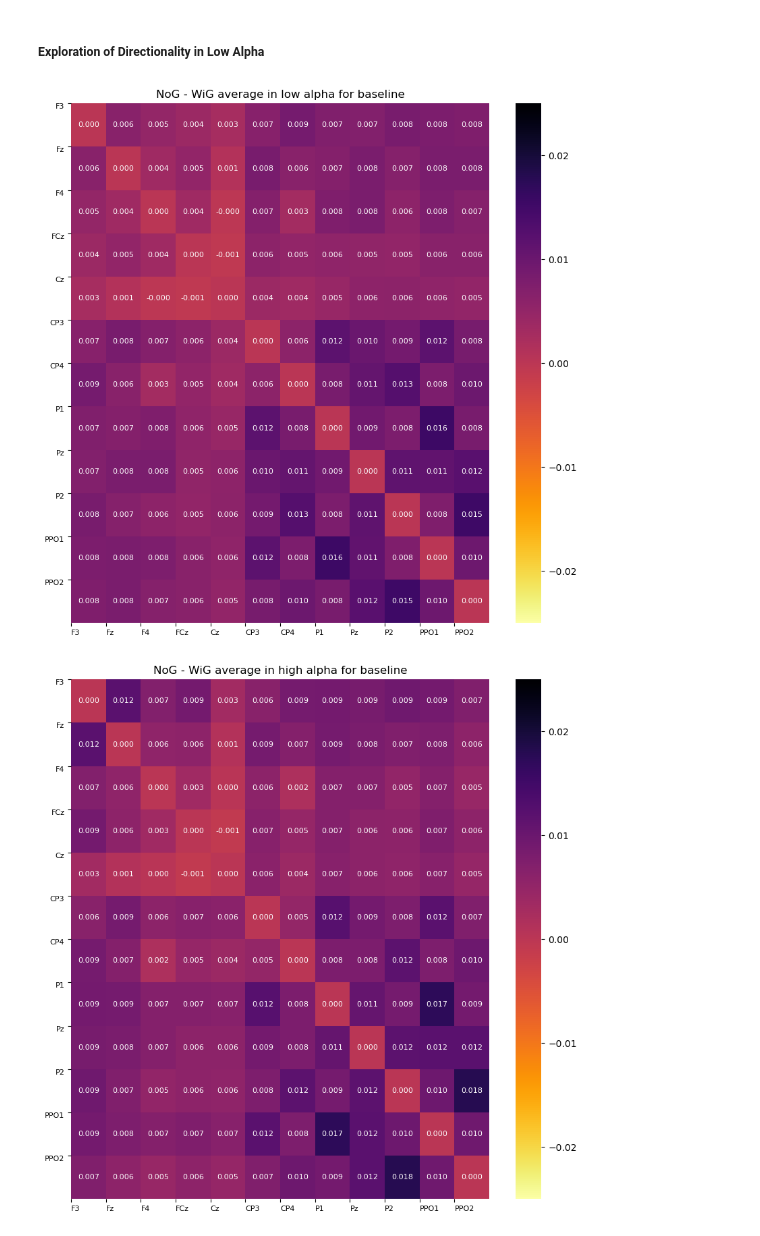
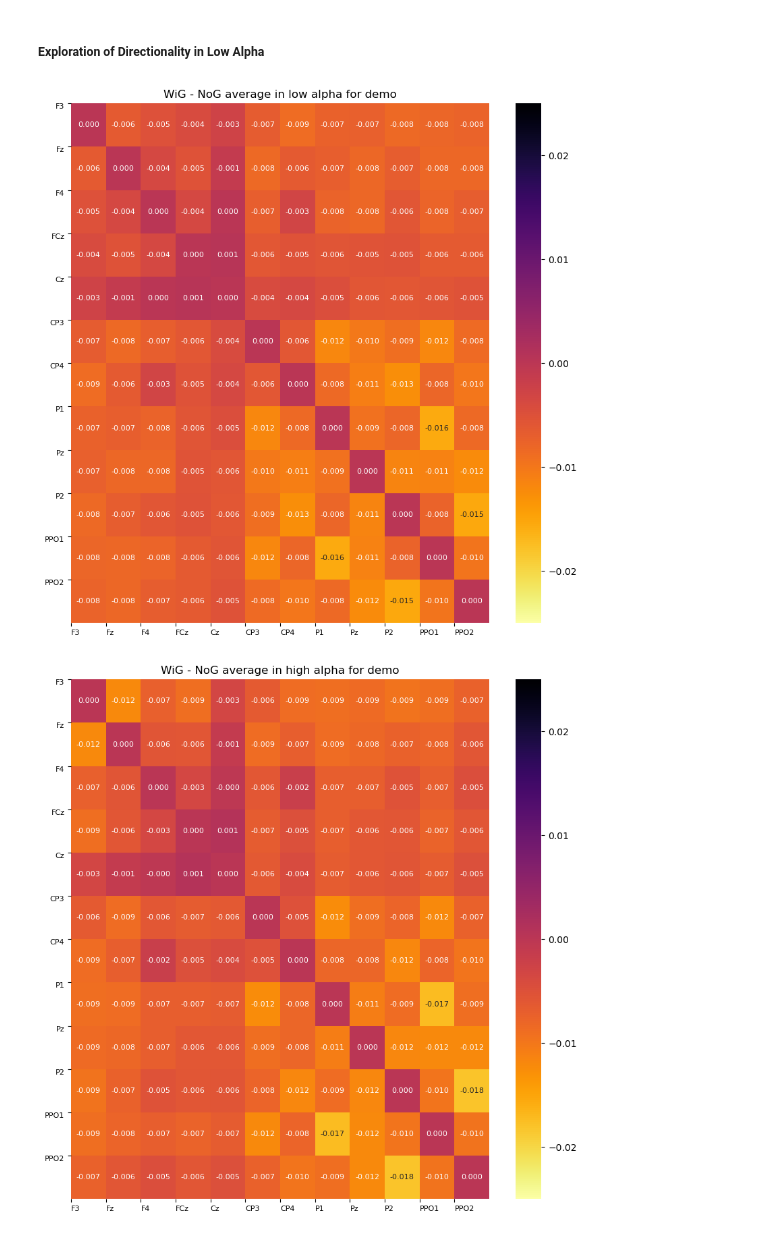
Before and after one commit to orion-junkins/eeg-connectivity, a Jupyter notebook: results_entropy.ipynb, the cells around one changed output. Saved outputs shown, nothing was run; the diff lists cells and outputs as text; code cells hidden in the pictures.

```diff
--- a/results_entropy.ipynb
+++ b/results_entropy.ipynb
@@ -317,16 +328,16 @@ group_a_condition_2 = dataset.get_frequency_average("expert", "demo", "NoG", "lo
 group_b_condition_1 = dataset.get_frequency_average("novice", "demo", "WiG", "low alpha")
 group_b_condition_2 = dataset.get_frequency_average("novice", "demo", "NoG", "low alpha")
 
-plot_condition_diff_avg(group_a_condition_1, group_a_condition_2, group_b_condition_1, group_b_condition_2, dataset, title=f"NoG - WiG average in low alpha for baseline")
+plot_condition_diff_avg(group_a_condition_1, group_a_condition_2, group_b_condition_1, group_b_condition_2, dataset, title=f"WiG - NoG average in low alpha for demo")
 # %% [output]
-[figure, old version]
+[figure, new version]
 # %%
 group_a_condition_1 = dataset.get_frequency_average("expert", "demo", "WiG", "high alpha")
 group_a_condition_2 = dataset.get_frequency_average("expert", "demo", "NoG", "high alpha")
 
 group_b_condition_1 = dataset.get_frequency_average("novice", "demo", "WiG", "high alpha")
 group_b_condition_2 = dataset.get_frequency_average("novice", "demo", "NoG", "high alpha")
 
-plot_condition_diff_avg(group_a_condition_1, group_a_condition_2, group_b_condition_1, group_b_condition_2, dataset, title=f"NoG - WiG average in high alpha for baseline")
+plot_condition_diff_avg(group_a_condition_1, group_a_condition_2, group_b_condition_1, group_b_condition_2, dataset, title=f"WiG - NoG average in high alpha for demo")
 # %% [output]
-[figure, old version]
+[figure, new version]
```
Also changed, not shown: parts of 10 cells of this notebook.
